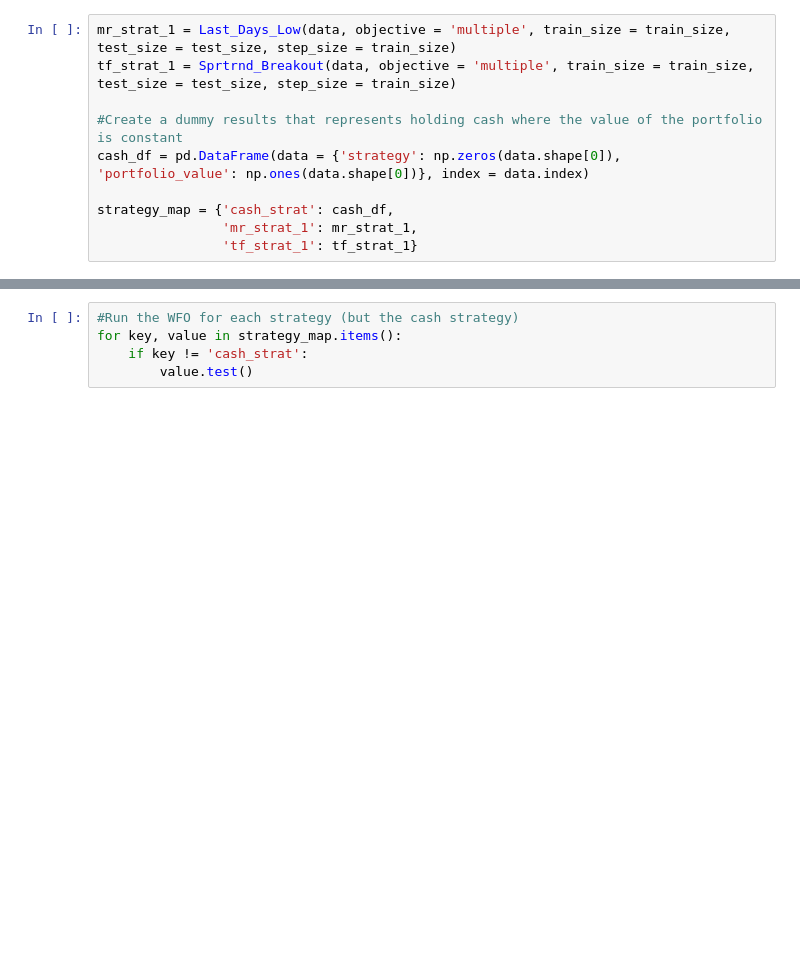
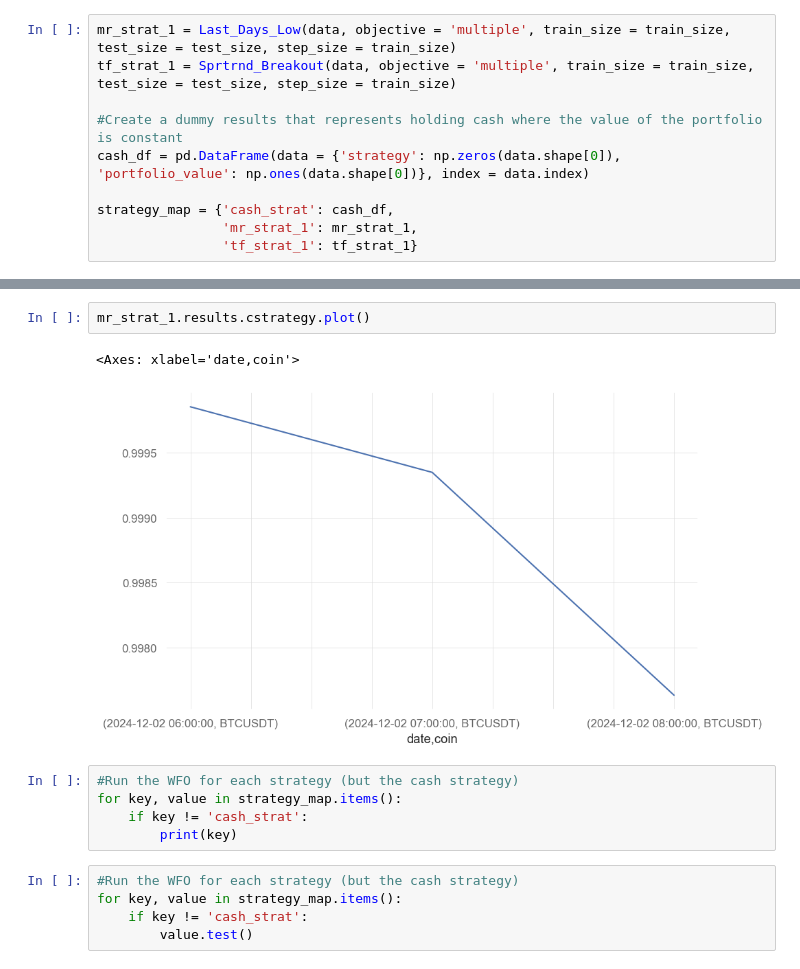
Before and after one commit to YassinKhanji/Portfolio_1, a Jupyter notebook: Technical_Portfolio/Deployment/deploy.ipynb, the cells around one changed output, grey strips where cells are left out. Cells and saved outputs as stored; diff of their text form; blank space fills up the shorter version.

```diff
--- a/Technical_Portfolio/Deployment/deploy.ipynb
+++ b/Technical_Portfolio/Deployment/deploy.ipynb
@@ -645,3 +504,13 @@ strategy_map = {'cash_strat': cash_df,
+# %%
+mr_strat_1.results.cstrategy.plot()
+# %% [output]
+<Axes: xlabel='date,coin'>
+[figure, added]
+# %%
+#Run the WFO for each strategy (but the cash strategy)
+for key, value in strategy_map.items():
+    if key != 'cash_strat':
+        print(key)
 # %%
 #Run the WFO for each strategy (but the cash strategy)
 for key, value in strategy_map.items():
```
Also changed, not shown: parts of 26 cells of this notebook, 7 other files.
